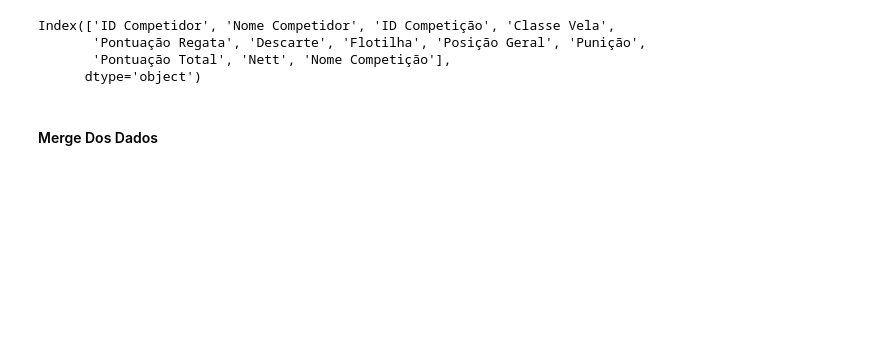
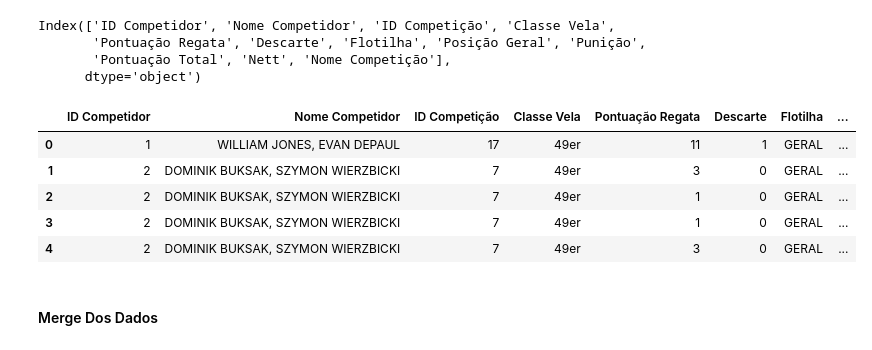
Before and after one commit to Gab-Mel/sailing-rankings-2024.1, a Jupyter notebook: MergeFinal.ipynb, the cells around one changed output. Drawn from its saved outputs; the diff is of its cells as text; code cells hidden in the pictures; blank space fills up the shorter version.

Commit message:
add coluna regata aos dados finais
agora os dados finais possuem a coluna referente a regata

```diff
--- a/MergeFinal.ipynb
+++ b/MergeFinal.ipynb
@@ -222,6 +224,15 @@ Index(['ID Competidor', 'Nome Competidor', 'ID Competição', 'Classe Vela',
        'Pontuação Regata', 'Descarte', 'Flotilha', 'Posição Geral', 'Punição',
        'Pontuação Total', 'Nett', 'Nome Competição'],
       dtype='object')
+# %%
+df_final_data_sumulas.head()
+# %% [output]
+|  | ID Competidor | Nome Competidor | ID Competição | Classe Vela | Pontuação Regata | Descarte | Flotilha | ... |
+| 0 | 1 | WILLIAM JONES, EVAN DEPAUL | 17 | 49er | 11 | 1 | GERAL | ... |
+| 1 | 2 | DOMINIK BUKSAK, SZYMON WIERZBICKI | 7 | 49er | 3 | 0 | GERAL | ... |
+| 2 | 2 | DOMINIK BUKSAK, SZYMON WIERZBICKI | 7 | 49er | 1 | 0 | GERAL | ... |
+| 3 | 2 | DOMINIK BUKSAK, SZYMON WIERZBICKI | 7 | 49er | 1 | 0 | GERAL | ... |
+| 4 | 2 | DOMINIK BUKSAK, SZYMON WIERZBICKI | 7 | 49er | 3 | 0 | GERAL | ... |
 # %% [markdown]
 #### Merge Dos Dados
 # %%
```
Also changed, not shown: parts of 7 cells of this notebook, 5 other files.
